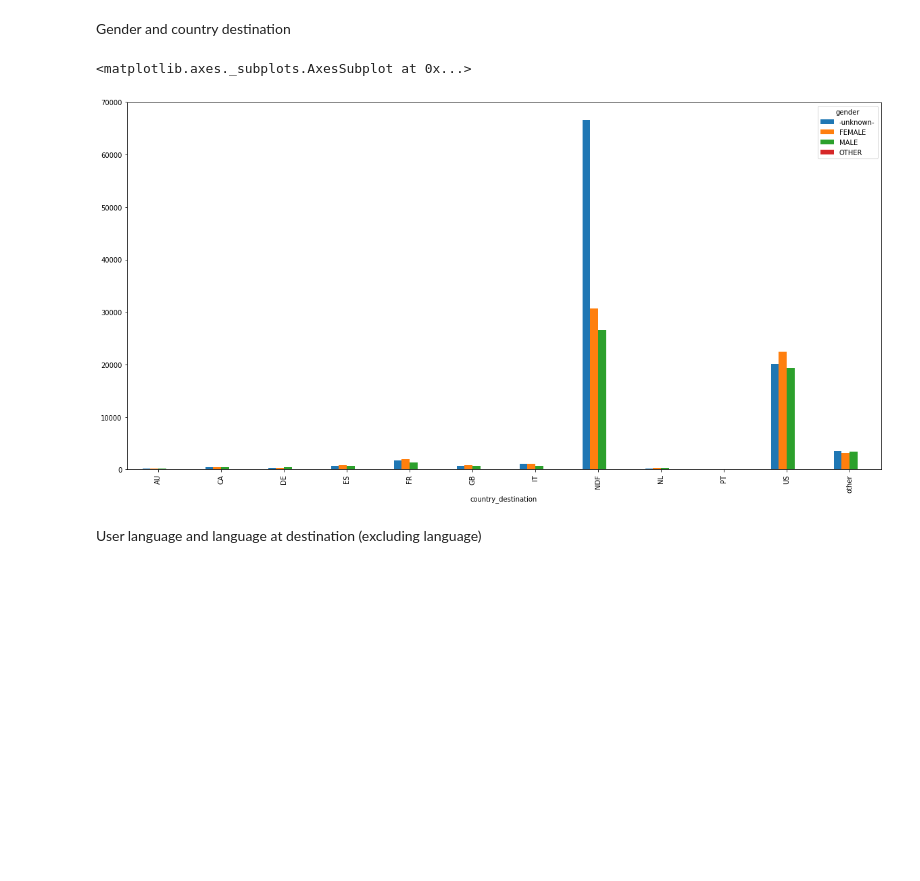
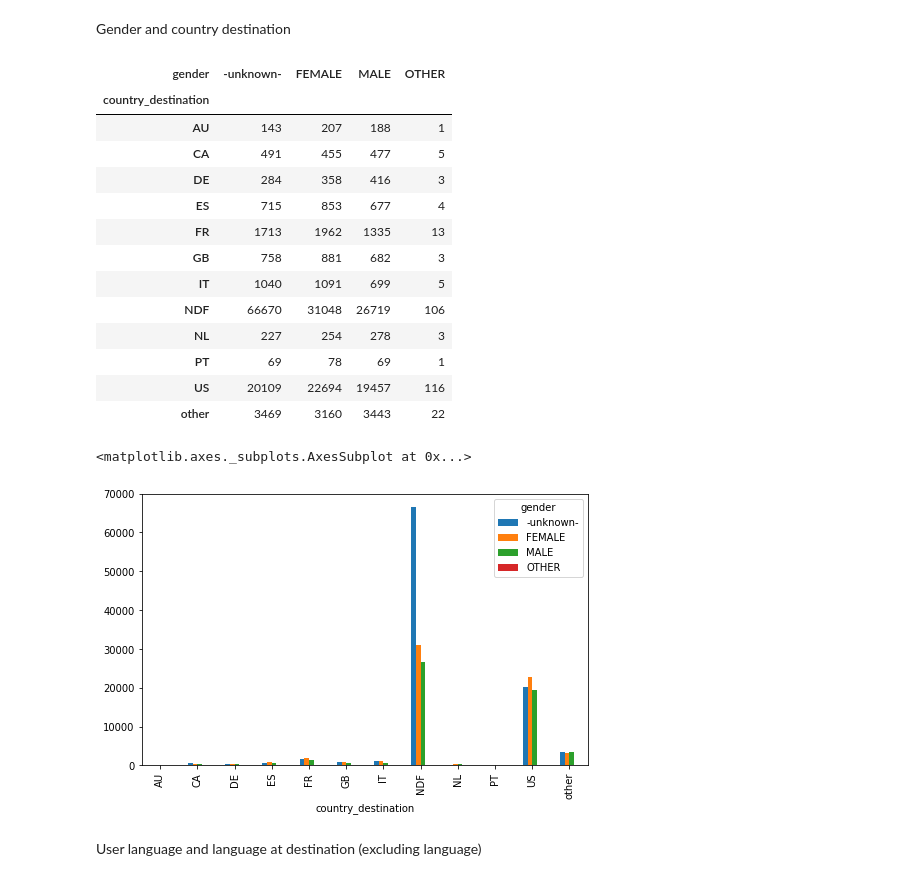
Before and after one commit to cmillsop/w207_final, a Jupyter notebook: exploratory_analysis.ipynb, the cells around one changed output. Cells and saved outputs as stored; diff of their text form; code cells hidden in the pictures; blank space fills up the shorter version.

```diff
--- a/exploratory_analysis.ipynb
+++ b/exploratory_analysis.ipynb
@@ -248,5 +188,3 @@ dfs['train_users_2']['delta_creation_active'] = dfs['train_users_2']['date_accou
-# %%
-dfs['train_users_2'] = dfs['train_users_2'][dfs['train_users_2'].delta_creation_active <= pd.Timedelta('0 sec')]
 # %% [markdown]
 ## Exploratory Data Analysis
 # %% [markdown]
@@ -353,0 +284,6 @@ dfs['train_users_2'].age.plot.box(vert=False)
+# %%
+plt.rcParams['figure.figsize'] = [5, 5]
+dfs['train_users_2'].country_destination.value_counts(normalize=True).plot.bar()
+plt.title("Training Data - Distribution of Country Destinations")
+plt.ylabel("Frequency in population")
+plt.xlabel("Country ")
@@ -353,0 +293,5 @@ dfs['train_users_2'].age.plot.box(vert=False)
+# %%
+#dfs['train_users_2'].age.describe()
+plt.rcParams['figure.figsize'] = [8, 5]
+sns.heatmap(dfs['train_users_2'].isnull(), cbar=False, cmap=["c","r"], yticklabels=False)
+plt.title("Training Data - NaN Value Patterns")
@@ -353,0 +301,14 @@ dfs['train_users_2'].age.plot.box(vert=False)
+# %%
+null_viz = dfs['train_users_2'].copy()
+null_viz = null_viz.assign(age_is_nan=null_viz['age'].isnull())
+null_viz = null_viz.assign(date_first_booking_is_nan=null_viz['date_first_booking'].isnull())
+null_viz = null_viz.assign(first_affiliate_tracked_is_null=null_viz['first_affiliate_tracked'].isnull())
+
+#null_viz = null_viz[null_viz['age_is_nan'] | null_viz['date_first_booking_is_nan']]
+null_viz = null_viz[['country_destination', 'age_is_nan', 'date_first_booking_is_nan', 'first_affiliate_tracked_is_null']]
+
+plt.rcParams['figure.figsize'] = [8, 5]
+pd.crosstab(null_viz['country_destination'], [null_viz['age_is_nan'],null_viz['date_first_booking_is_nan']]).plot.bar()
+plt.title("Training Data - Relationship between Country Destination and NaN")
+plt.ylabel("Count")
+plt.xlabel("Country Destination")
@@ -361,11 +325,25 @@ Observations:
 # %% [markdown]
 Gender and country destination
 # %%
-plt.rcParams['figure.figsize'] = [20, 10]
+display(pd.crosstab(dfs['train_users_2']['country_destination'],dfs['train_users_2']['gender']))
 pd.crosstab(dfs['train_users_2']['country_destination'],dfs['train_users_2']['gender']).plot.bar()
 # %% [output]
+| gender | -unknown- | FEMALE | MALE | OTHER |
+| country_destination |  |  |  |  |
+| AU | 143 | 207 | 188 | 1 |
+| CA | 491 | 455 | 477 | 5 |
+| DE | 284 | 358 | 416 | 3 |
+| ES | 715 | 853 | 677 | 4 |
+| FR | 1713 | 1962 | 1335 | 13 |
+| GB | 758 | 881 | 682 | 3 |
+| IT | 1040 | 1091 | 699 | 5 |
+| NDF | 66670 | 31048 | 26719 | 106 |
+| NL | 227 | 254 | 278 | 3 |
+| PT | 69 | 78 | 69 | 1 |
+| US | 20109 | 22694 | 19457 | 116 |
+| other | 3469 | 3160 | 3443 | 22 |
 <matplotlib.axes._subplots.AxesSubplot at 0x...>
-[figure, old version]
+[figure, new version]
 # %% [markdown]
 User language and language at destination (excluding language)
 # %%
```
Also changed, not shown: parts of 41 cells of this notebook.
